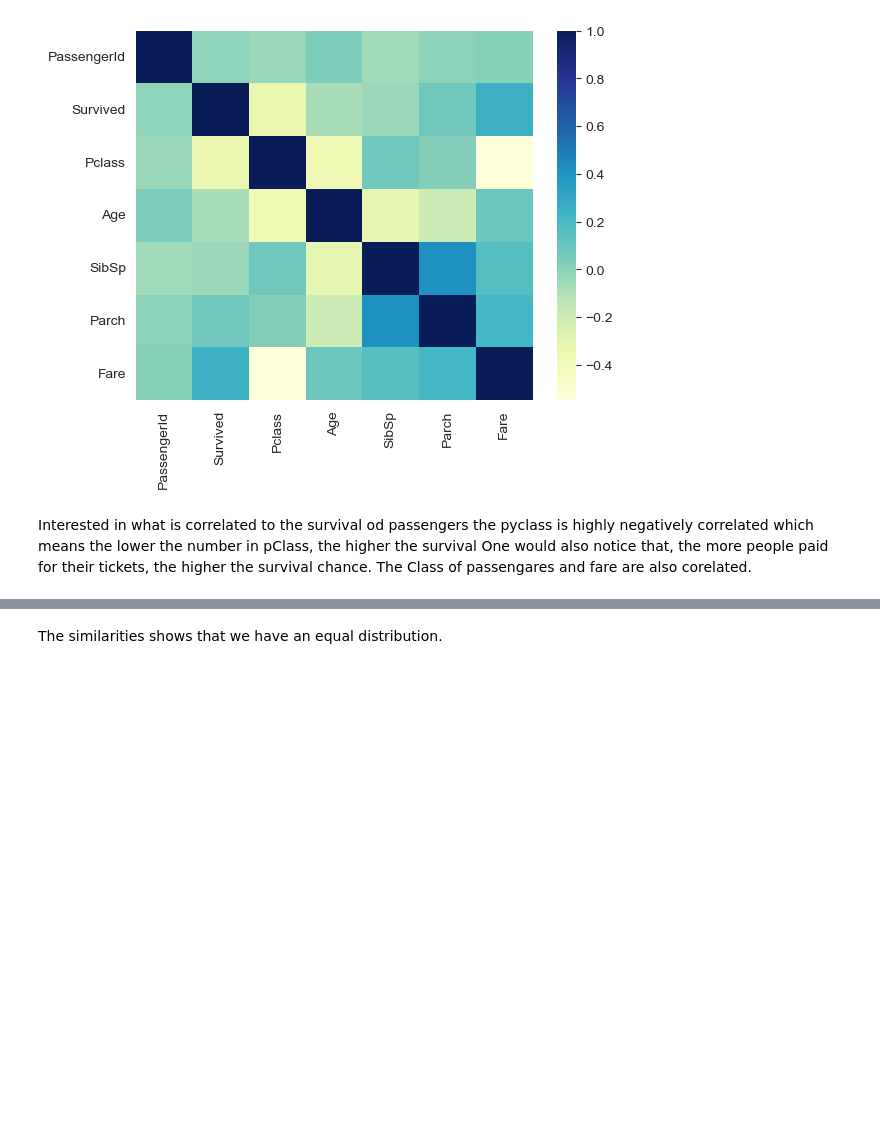
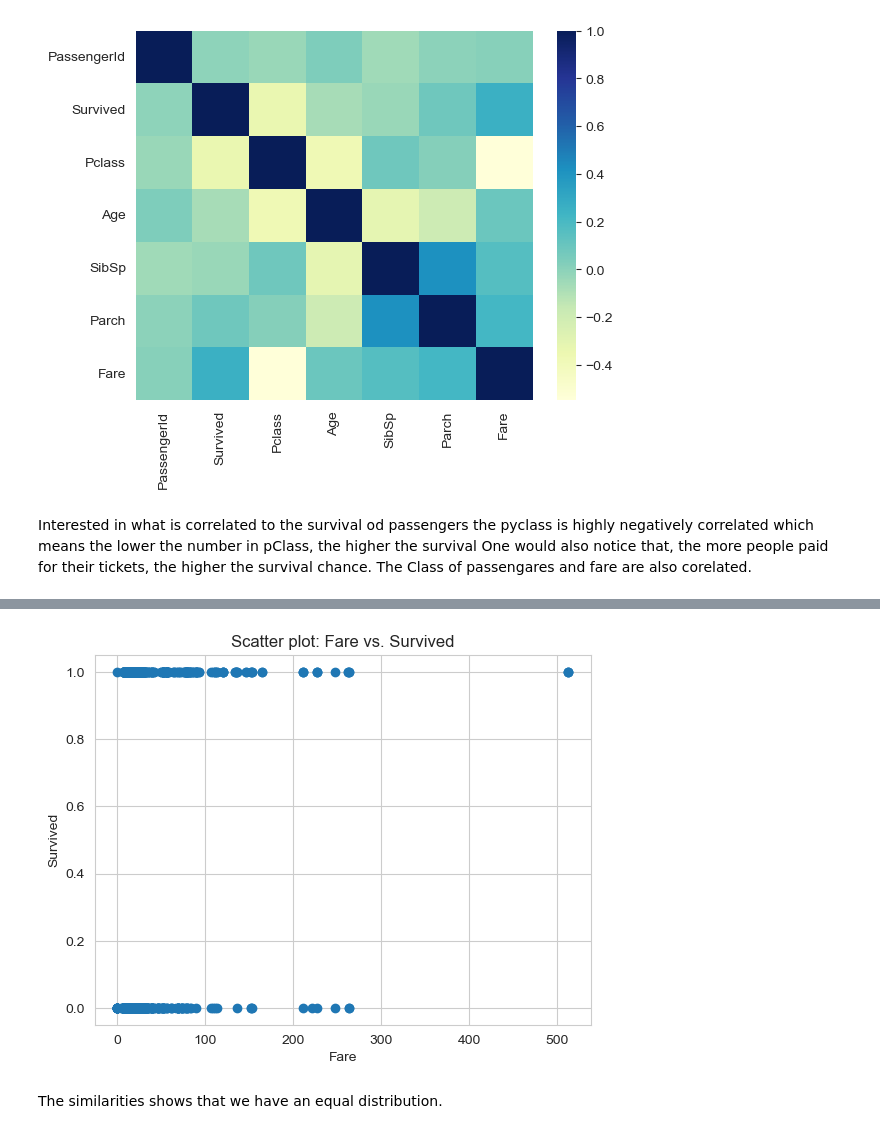
Before and after one commit to latleger/midterm_project, a Jupyter notebook: notebooks/train_EDA.ipynb, the cells around one changed output, grey strips where cells are left out. Saved outputs shown, nothing was run; the diff lists cells and outputs as text; code cells hidden in the pictures; blank space fills up the shorter version.

```diff
--- a/notebooks/train_EDA.ipynb
+++ b/notebooks/train_EDA.ipynb
@@ -107,3 +130,15 @@ The Class of passengares and fare are also corelated.
+# %%
+##check linearity betwween variables
+import matplotlib.pyplot as plt
+
+# Example: Scatter plot between 'Survived' and 'Age'
+plt.scatter(train['Fare'], train['Survived'])
+plt.xlabel('Fare')
+plt.ylabel('Survived')
+plt.title('Scatter plot: Fare vs. Survived')
+plt.show()
+# %% [output]
+[figure, added]
 # %% [markdown]
 The similarities shows that we have an equal distribution.
 # %%
```
Also changed, not shown: parts of 6 cells of this notebook.
